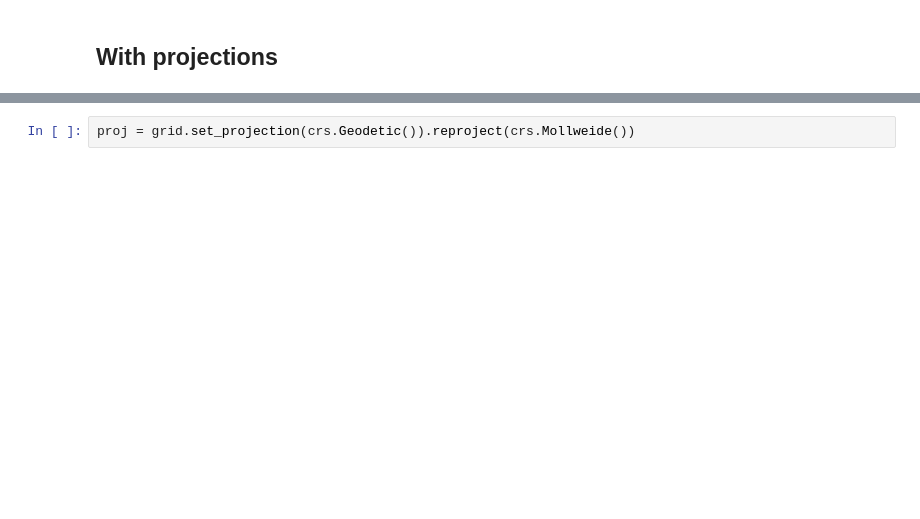
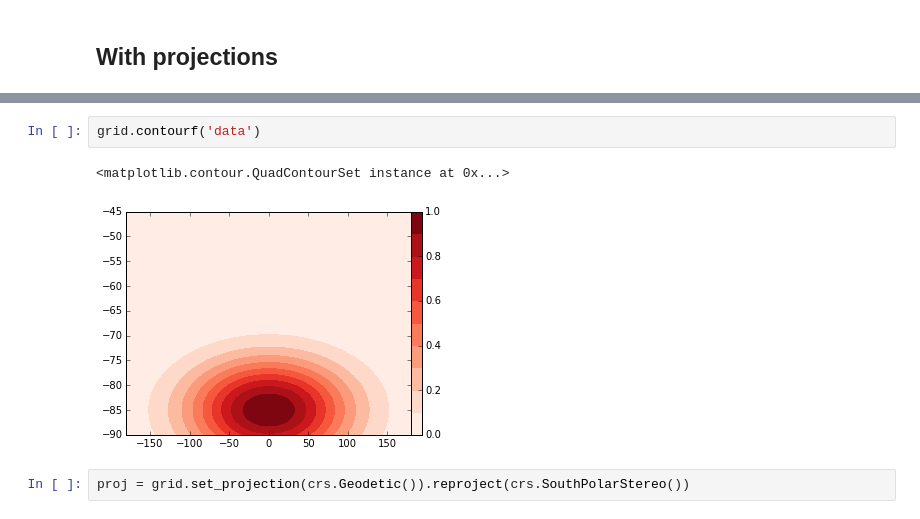
Before and after one commit to fatiando/prototypes, a Jupyter notebook: grid-class.ipynb, the cells around one changed output, grey strips where cells are left out. Drawn from its saved outputs; the diff is of its cells as text; blank space fills up the shorter version.

```diff
--- a/grid-class.ipynb
+++ b/grid-class.ipynb
@@ -212,5 +300,10 @@ grid.add_attribute('gxy', tesseroid.gxy(grid.lon, grid.lat, grid.z, model))
 # %% [output]
 <__main__.Grid at 0x...>
+# %%
+grid.contourf('data')
+# %% [output]
+<matplotlib.contour.QuadContourSet instance at 0x...>
+[figure, added]
 # %%
-proj = grid.set_projection(crs.Geodetic()).reproject(crs.Mollweide())
+proj = grid.set_projection(crs.Geodetic()).reproject(crs.SouthPolarStereo())
 # %%
```
Also changed, not shown: parts of 13 cells of this notebook.
